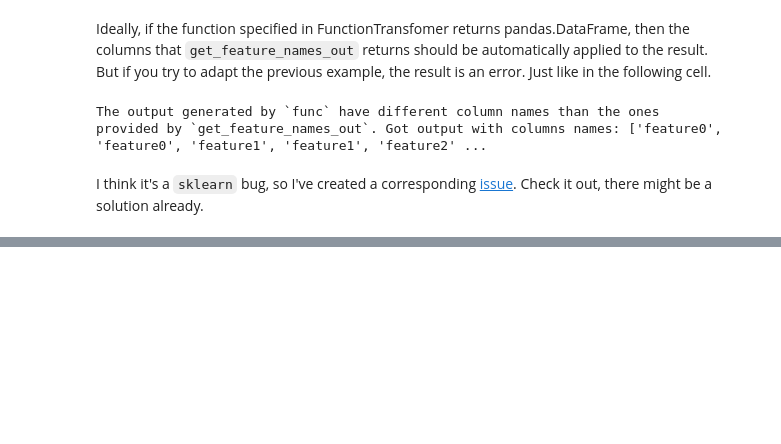
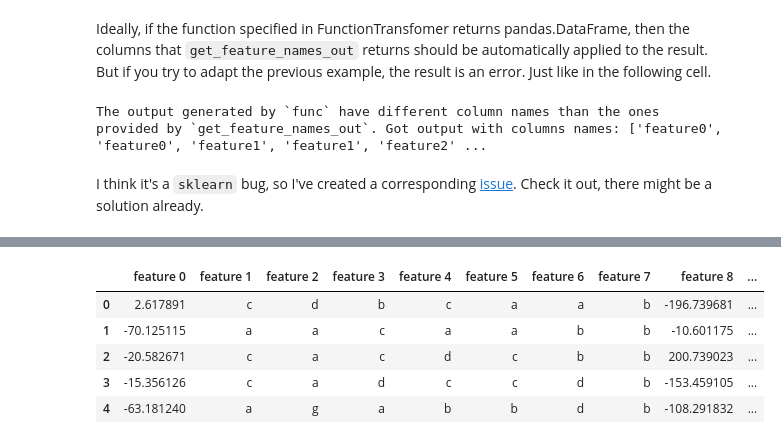
Before and after one commit to fedorkobak/knowledge, a Jupyter notebook: python/sklearn/features_names_out.ipynb, the cells around one changed output, grey strips where cells are left out. Cells and saved outputs as stored; diff of their text form; code cells hidden in the pictures; blank space fills up the shorter version.

Commit message:
python/sklearn/features_names_out   add section "build the whole pipeline"     geterate example task

```diff
--- a/python/sklearn/features_names_out.ipynb
+++ b/python/sklearn/features_names_out.ipynb
@@ -275,0 +283,92 @@ I think it's a `sklearn` bug, so I've created a corresponding [issue](https://gi
+# %%
+np.random.seed(100)
+
+n_features=20
+n_samples=1000
+
+X, y = make_regression(
+    n_samples=n_samples,
+    n_features=n_features,
+    n_informative=10,
+    random_state=10
+)
+
+def categorise_feature(X : np.array) -> np.array:
+    '''
+    Function that allows to convert numerical
+    characteristics into categorical characteristics
+    with Latin alphabet. It uses a random number
+    of bins.
+
+    Parameters
+    ----------
+    X : np.array
+        input feature;
+
+    Returns
+    ----------
+    out : np.array
+        same size feature with values
+        encoded as symbols of Latin alphabet.
+    '''
+    quantiles = np.linspace(0, 1, np.random.randint(4, 10))[1:-1]
+    bins = np.quantile(X, quantiles)
+    labels = [
+        chr(i) for i in
+        range(
+            ord("a"),
+            ord("a") + len(quantiles) + 1
+        )
+    ]
+    res = np.full(len(X), labels[0])
+    for bin, label in zip(bins, labels[1:]):
+        res[X>bin] = label
+
+    return res
+
+X = pd.DataFrame({
+    f"feature {i}":(
+        X[:, i]*np.random.uniform(-100,100)
+        if np.random.rand() > 0.5 else
+        categorise_feature(X[:,i])
+    )
+    for i in range(X.shape[1])
+})
+
+# constructing month number which
+# correlate with target
+months = y + np.random.normal(0, np.std(y)/10, n_samples)
+months = np.round((
+    (monthes - np.min(monthes))/
+    (np.max(monthes) - np.min(monthes))
+)*12)
+months[months < 1] = 1
+
+# constructing date feature that using
+# where only month can be useful in
+# the prediction task
+date_feature = (
+    pd.DataFrame({
+        "day" : np.random.randint(1,29, n_samples),
+        "month" : months.astype("int"),
+        "year" : np.random.randint(1980, 2024, n_samples)
+    })
+    .apply(
+        lambda row: datetime(
+            row["year"],
+            row["month"],
+            row["day"]
+        ),
+        axis = 1
+    )
+)
+
+X["date feature"] = date_feature
+X.head()
+# %% [output]
+|  | feature 0 | feature 1 | feature 2 | feature 3 | feature 4 | feature 5 | feature 6 | feature 7 | feature 8 | ... |
+| 0 | 2.617891 | c | d | b | c | a | a | b | -196.739681 | ... |
+| 1 | -70.125115 | a | a | c | a | a | b | b | -10.601175 | ... |
+| 2 | -20.582671 | c | a | c | d | c | b | b | 200.739023 | ... |
+| 3 | -15.356126 | c | a | d | c | c | d | b | -153.459105 | ... |
+| 4 | -63.181240 | a | g | a | b | b | d | b | -108.291832 | ... |
```
Also changed, not shown: parts of 4 cells of this notebook.
